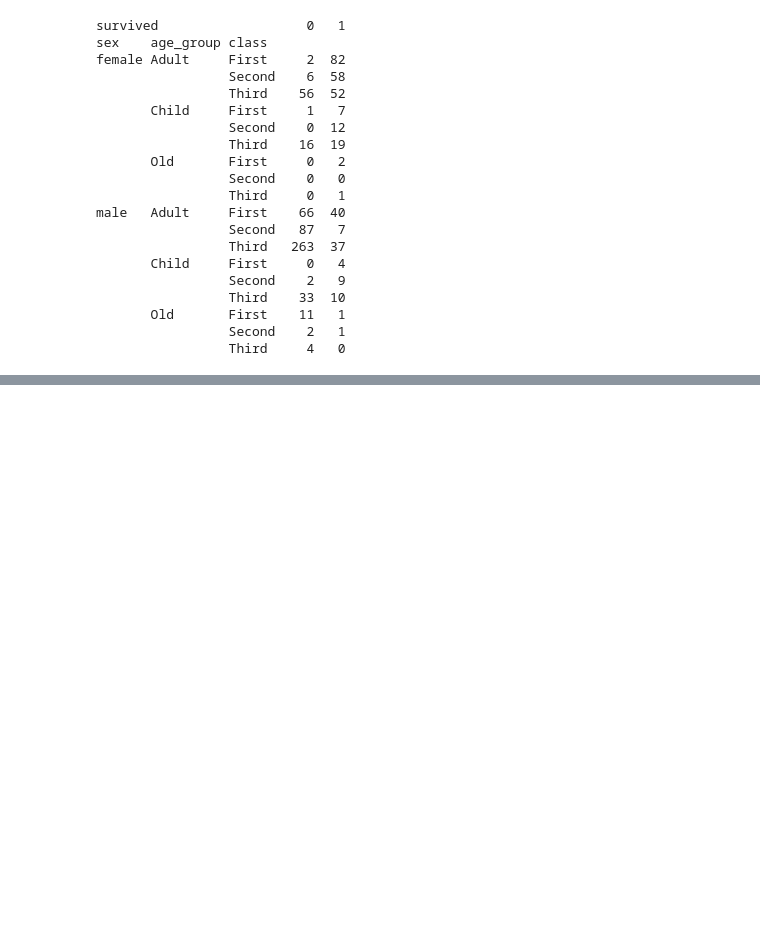
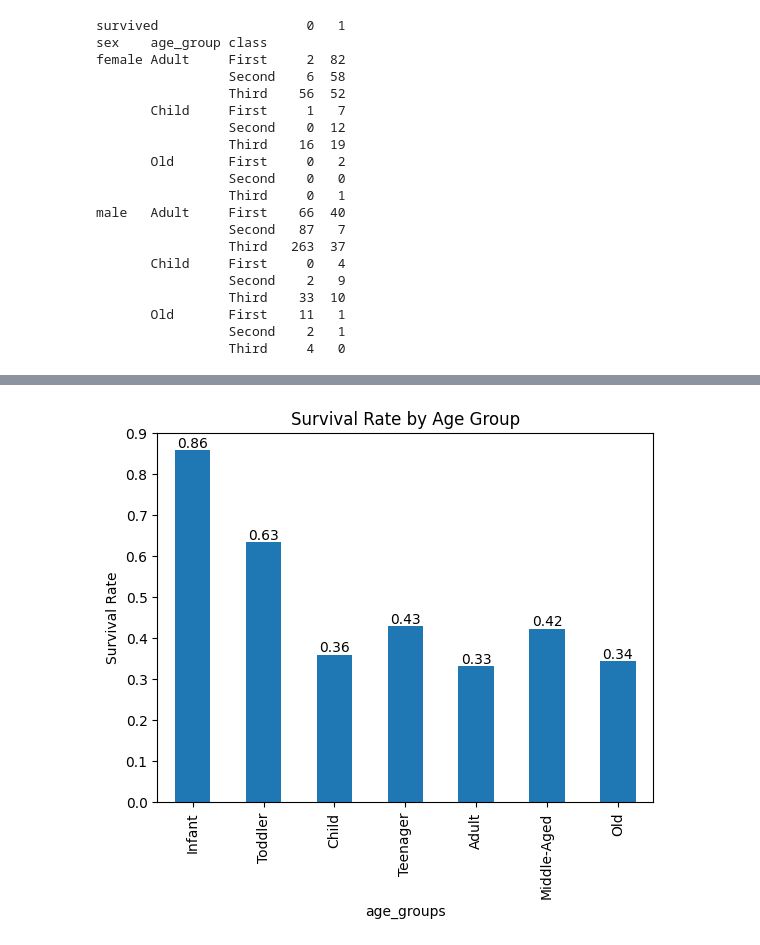
Before and after one commit to ejazurrehman/AI---Data_Science_Course, a Jupyter notebook: pyton_for_data_science/07_pandas.ipynb, the cells around one changed output, grey strips where cells are left out. Saved outputs shown, nothing was run; the diff lists cells and outputs as text; code cells hidden in the pictures; blank space fills up the shorter version.

```diff
--- a/pyton_for_data_science/07_pandas.ipynb
+++ b/pyton_for_data_science/07_pandas.ipynb
@@ -711,0 +747,3 @@ male   Adult     First    66  40
+# %%
+## Feature Engineering (age column)
+df['age_bin'] = pd.cut(df['age'], bins=[0, 1, 5, 12, 18, 30, 50, 80], labels=['Infant', 'Toddler', 'Child', 'Teenager', 'Adult', 'Middle-Aged', 'Old'])
@@ -711,0 +771,3 @@ male   Adult     First    66  40
+# %%
+# rename age_bin column
+df.rename(columns={'age_bin': 'age_groups'}, inplace=True)
@@ -711,0 +808,9 @@ male   Adult     First    66  40
+# %%
+# survival rate by age group
+survival_by_age = df.groupby('age_groups')['survived'].mean()
+
+# survival count by age group and sex
+survival_by_age_sex = df.groupby(['age_groups', 'sex'])['survived'].mean()
+
+print(survival_by_age)
+print(survival_by_age_sex)
@@ -711,0 +851,17 @@ male   Adult     First    66  40
+# %%
+import matplotlib.pyplot as plt
+
+ax = survival_by_age.plot(kind='bar', title="Survival Rate by Age Group")
+plt.ylabel("Survival Rate")
+
+# Add data labels on top of bars
+for p in ax.patches:
+    ax.annotate(
+        str(round(p.get_height(), 2)),   # value (rounded to 2 decimals)
+        (p.get_x() + p.get_width() / 2., p.get_height()),  # position
+        ha='center', va='bottom', fontsize=10, color='black'
+    )
+
+plt.show()
+# %% [output]
+[figure, added]
```
Also changed, not shown: parts of 21 cells of this notebook.
